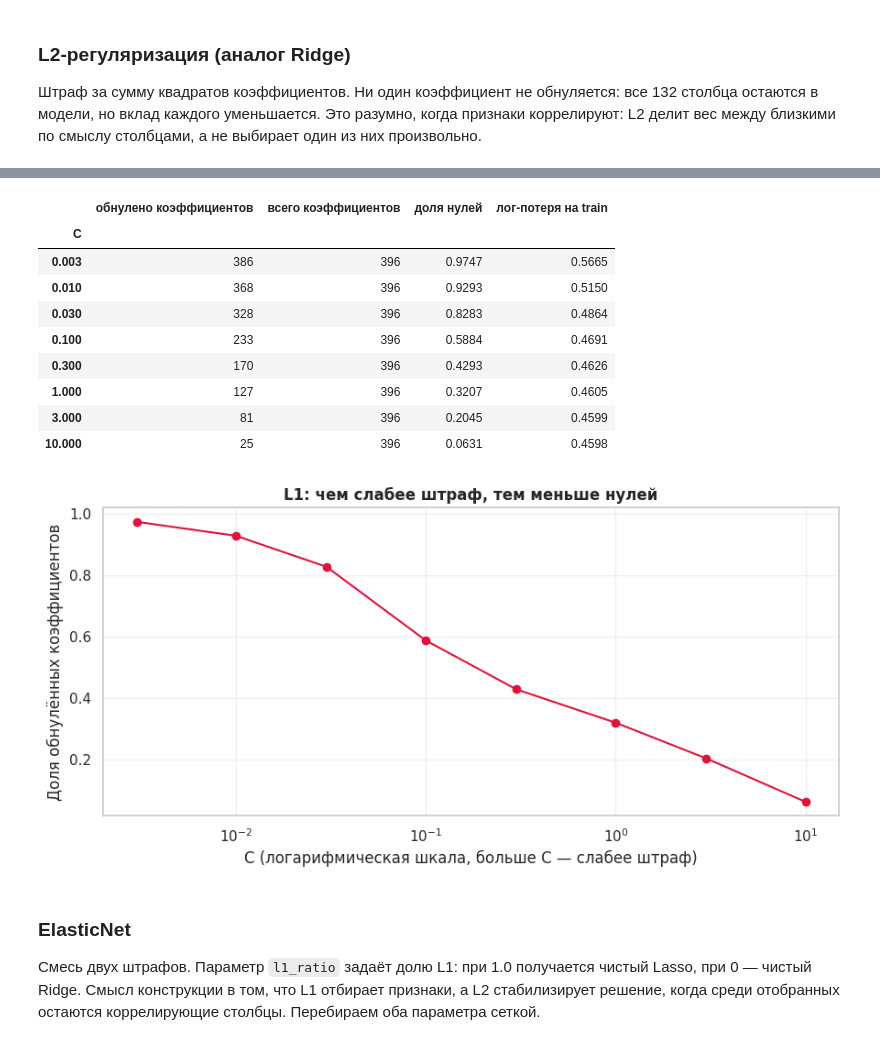
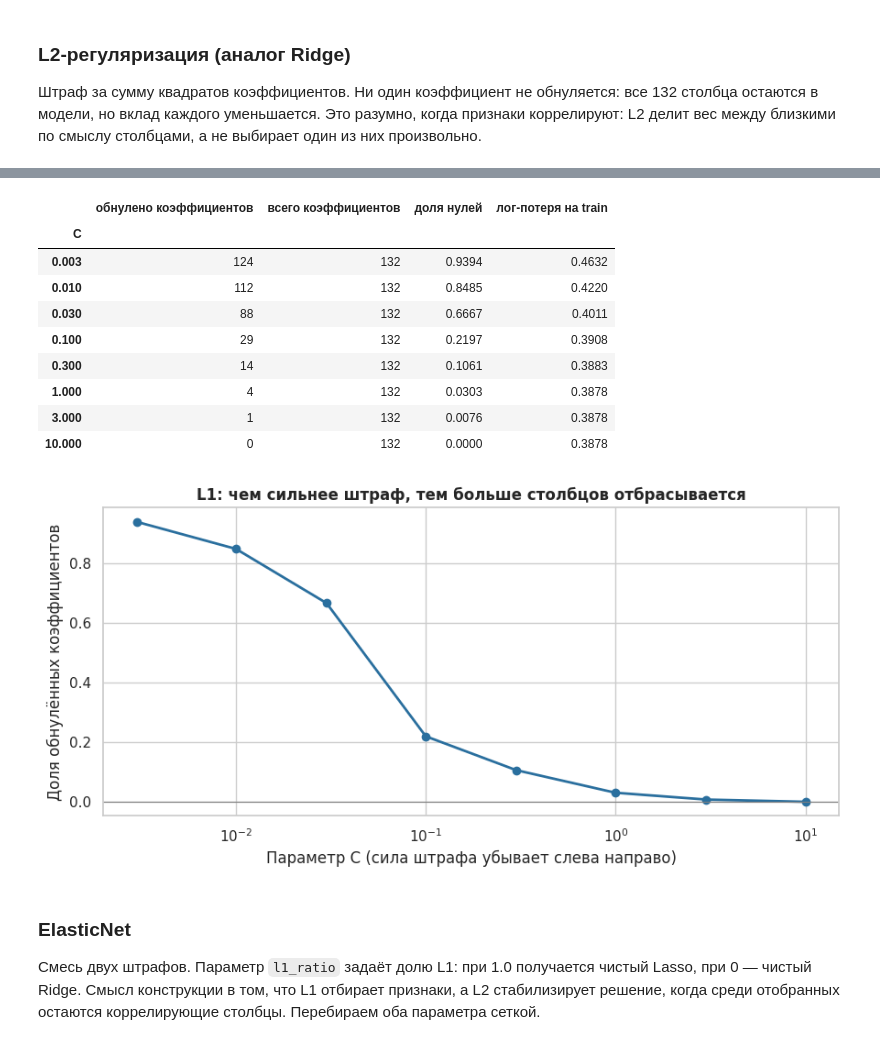
Before and after one commit to fishtriangle/ml-project-practice-1, a Jupyter notebook: project_notebooks/Stage_4_polynomial_regularization.ipynb, the cells around one changed output, grey strips where cells are left out. Saved outputs shown, nothing was run; the diff lists cells and outputs as text; code cells hidden in the pictures.

```diff
--- a/project_notebooks/Stage_4_polynomial_regularization.ipynb
+++ b/project_notebooks/Stage_4_polynomial_regularization.ipynb
@@ -297,21 +299,21 @@ for degree in (1, 2, 3):
     B = sc_deg.transform(B[:, keep])
 
     started = time.time()
-    model = LogisticRegression(penalty=None, max_iter=1000, tol=1e-3, random_state=RANDOM_STATE)
+    model = LogisticRegression(C=np.inf, max_iter=1000, tol=1e-3, random_state=RANDOM_STATE)
     model.fit(A, y_train)
     elapsed = time.time() - started
 
     pred_train, pred_test = model.predict(A), model.predict(B)
+    proba_train, proba_test = model.predict_proba(A)[:, 1], model.predict_proba(B)[:, 1]
     degree_rows.append({
         'степень': degree,
         'признаков': A.shape[1],
-        'доля верных (train)': accuracy_score(y_train, pred_train),
-        'доля верных (test)': accuracy_score(y_test, pred_test),
-        'F-мера (ср.) train': f1_score(y_train, pred_train, average='macro'),
-        'F-мера (ср.) test': f1_score(y_test, pred_test, average='macro'),
-        'лог-потеря train': log_loss(y_train, model.predict_proba(A)),
-        'лог-потеря test': log_loss(y_test, model.predict_proba(B), labels=model.classes_),
-        'полнота CL (test)': recall_score(y_test, pred_test, labels=['CL'], average=None)[0],
+        'ROC-AUC (train)': roc_auc_score(y_train, proba_train),
+        'ROC-AUC (test)': roc_auc_score(y_test, proba_test),
+        'F-мера (train)': f1_score(y_train, pred_train),
+        'F-мера (test)': f1_score(y_test, pred_test),
+        'лог-потеря (train)': log_loss(y_train, proba_train),
+        'лог-потеря (test)': log_loss(y_test, proba_test),
         'секунд': round(elapsed, 1),
     })
     degree_models[degree] = (model, A, B)
@@ -518,41 +488,42 @@ print(f'\nОбнулённых коэффициентов у L1: {n_zero_l1} и
 # %%
 # Сколько нулей появляется при разных C: наглядный эффект L1
-rows_l1_path = []
-for C_value in C_GRID:
-    model = LogisticRegression(penalty='l1', C=C_value, solver='saga', max_iter=5000,
-                               tol=1e-3, random_state=RANDOM_STATE)
-    model.fit(X_tr_p, y_train)
-    rows_l1_path.append({
-        'C': C_value,
-        'обнулено коэффициентов': int(np.sum(np.abs(model.coef_) < 1e-8)),
-        'всего коэффициентов': model.coef_.size,
-        'доля нулей': np.mean(np.abs(model.coef_) < 1e-8),
-        'лог-потеря на train': log_loss(y_train, model.predict_proba(X_tr_p)),
+zero_rows = []
+for C in C_GRID:
+    m = LogisticRegression(l1_ratio=1, solver='saga', C=C, max_iter=5000, tol=1e-3,
+                           random_state=RANDOM_STATE).fit(X_tr_p, y_train)
+    n_zero = int(np.sum(np.abs(m.coef_) < 1e-8))
+    zero_rows.append({
+        'C': C,
+        'обнулено коэффициентов': n_zero,
+        'всего коэффициентов': m.coef_.size,
+        'доля нулей': n_zero / m.coef_.size,
+        'лог-потеря на train': log_loss(y_train, m.predict_proba(X_tr_p)),
     })
 
-l1_path = pd.DataFrame(rows_l1_path).set_index('C')
-display(l1_path.round(4))
+zero_table = pd.DataFrame(zero_rows).set_index('C')
+display(zero_table.round(4))
 
 fig, ax = plt.subplots(figsize=(9, 4.5))
-ax.semilogx(l1_path.index, l1_path['доля нулей'], 'o-', color='crimson')
-ax.set_xlabel('C (логарифмическая шкала, больше C — слабее штраф)')
+ax.plot(zero_table.index, zero_table['доля нулей'], 'o-', color='#2a6f9e', lw=2)
+ax.set_xscale('log')
+ax.set_xlabel('Параметр C (сила штрафа убывает слева направо)')
 ax.set_ylabel('Доля обнулённых коэффициентов')
-ax.set_title('L1: чем слабее штраф, тем меньше нулей', fontweight='bold')
-ax.grid(alpha=0.3)
+ax.set_title('L1: чем сильнее штраф, тем больше столбцов отбрасывается', fontweight='bold')
+ax.axhline(0, color='grey', lw=0.8)
 plt.tight_layout()
 plt.show()
 # %% [output]
 |  | обнулено коэффициентов | всего коэффициентов | доля нулей | лог-потеря на train |
 | C |  |  |  |  |
-| 0.003 | 386 | 396 | 0.9747 | 0.5665 |
-| 0.010 | 368 | 396 | 0.9293 | 0.5150 |
-| 0.030 | 328 | 396 | 0.8283 | 0.4864 |
-| 0.100 | 233 | 396 | 0.5884 | 0.4691 |
-| 0.300 | 170 | 396 | 0.4293 | 0.4626 |
-| 1.000 | 127 | 396 | 0.3207 | 0.4605 |
-| 3.000 | 81 | 396 | 0.2045 | 0.4599 |
-| 10.000 | 25 | 396 | 0.0631 | 0.4598 |
+| 0.003 | 124 | 132 | 0.9394 | 0.4632 |
+| 0.010 | 112 | 132 | 0.8485 | 0.4220 |
+| 0.030 | 88 | 132 | 0.6667 | 0.4011 |
+| 0.100 | 29 | 132 | 0.2197 | 0.3908 |
+| 0.300 | 14 | 132 | 0.1061 | 0.3883 |
+| 1.000 | 4 | 132 | 0.0303 | 0.3878 |
+| 3.000 | 1 | 132 | 0.0076 | 0.3878 |
+| 10.000 | 0 | 132 | 0.0000 | 0.3878 |
-[figure, old version]
+[figure, new version]
 # %% [markdown]
 ### ElasticNet
 
```
Also changed, not shown: parts of 39 cells of this notebook, 6 other files.
